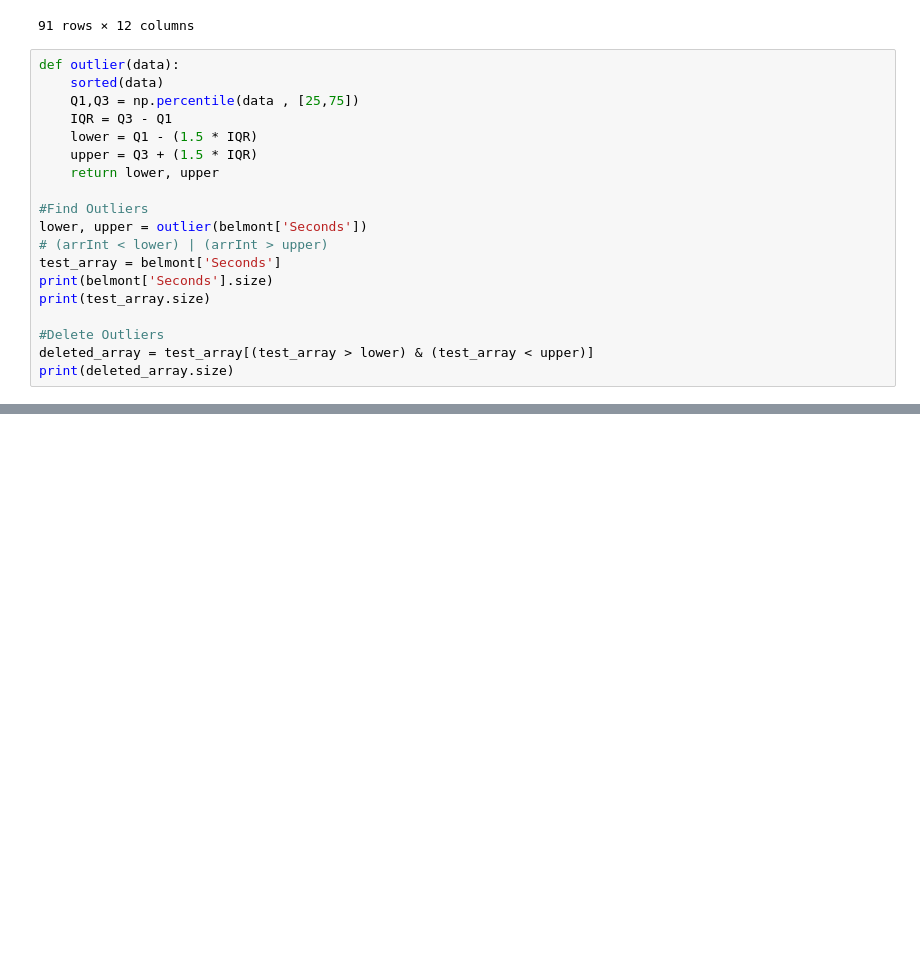
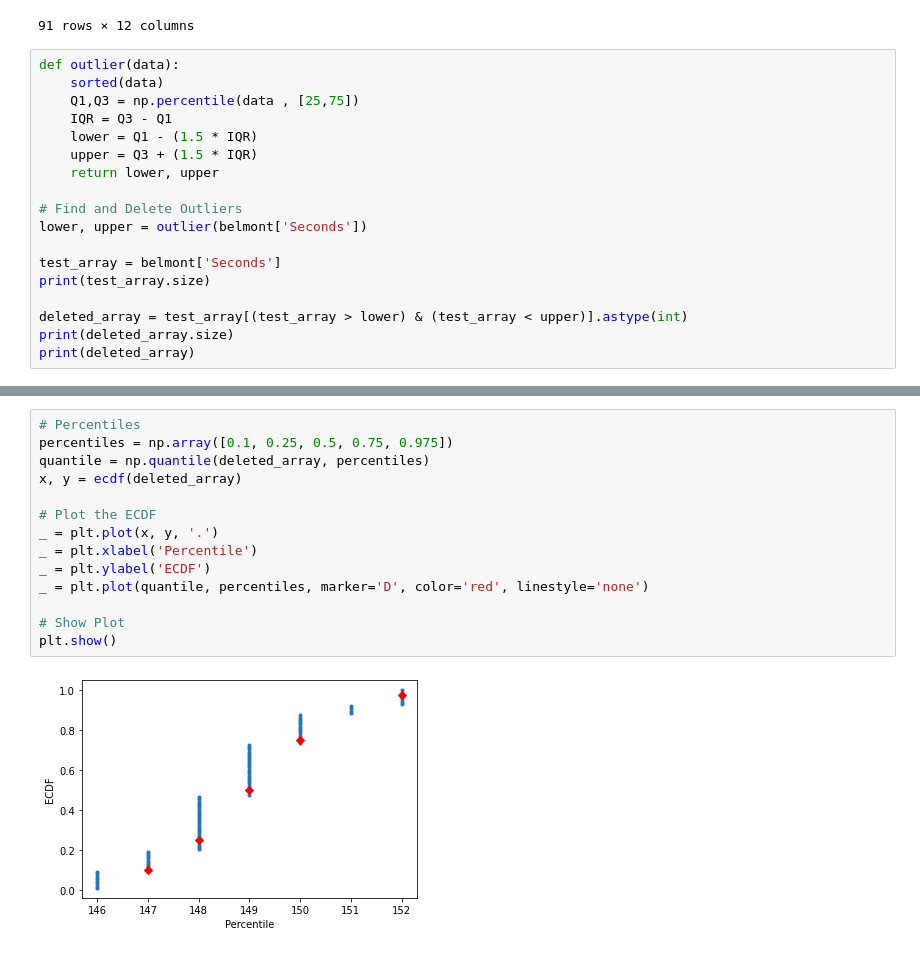
Before and after one commit to SurMux/ds, a Jupyter notebook: secretariat.ipynb, the cells around one changed output, grey strips where cells are left out. Drawn from its saved outputs; the diff is of its cells as text; blank space fills up the shorter version.

Commit message:
percentiles added

```diff
--- a/secretariat.ipynb
+++ b/secretariat.ipynb
@@ -282,14 +282,13 @@ def outlier(data):
     upper = Q3 + (1.5 * IQR)
     return lower, upper
 
-#Find Outliers
+# Find and Delete Outliers
 lower, upper = outlier(belmont['Seconds'])
-# (arrInt < lower) | (arrInt > upper)
+
 test_array = belmont['Seconds']
-print(belmont['Seconds'].size)
 print(test_array.size)
 
-#Delete Outliers
-deleted_array = test_array[(test_array > lower) & (test_array < upper)]
+deleted_array = test_array[(test_array > lower) & (test_array < upper)].astype(int)
 print(deleted_array.size)
+print(deleted_array)
 # %% [output]
@@ -298,0 +309,16 @@ print(deleted_array.size)
+# %%
+# Percentiles
+percentiles = np.array([0.1, 0.25, 0.5, 0.75, 0.975])
+quantile = np.quantile(deleted_array, percentiles)
+x, y = ecdf(deleted_array)
+
+# Plot the ECDF
+_ = plt.plot(x, y, '.')
+_ = plt.xlabel('Percentile')
+_ = plt.ylabel('ECDF')
+_ = plt.plot(quantile, percentiles, marker='D', color='red', linestyle='none')
+
+# Show Plot
+plt.show()
+# %% [output]
+[figure, added]
```
Also changed, not shown: parts of 1 cell of this notebook.
